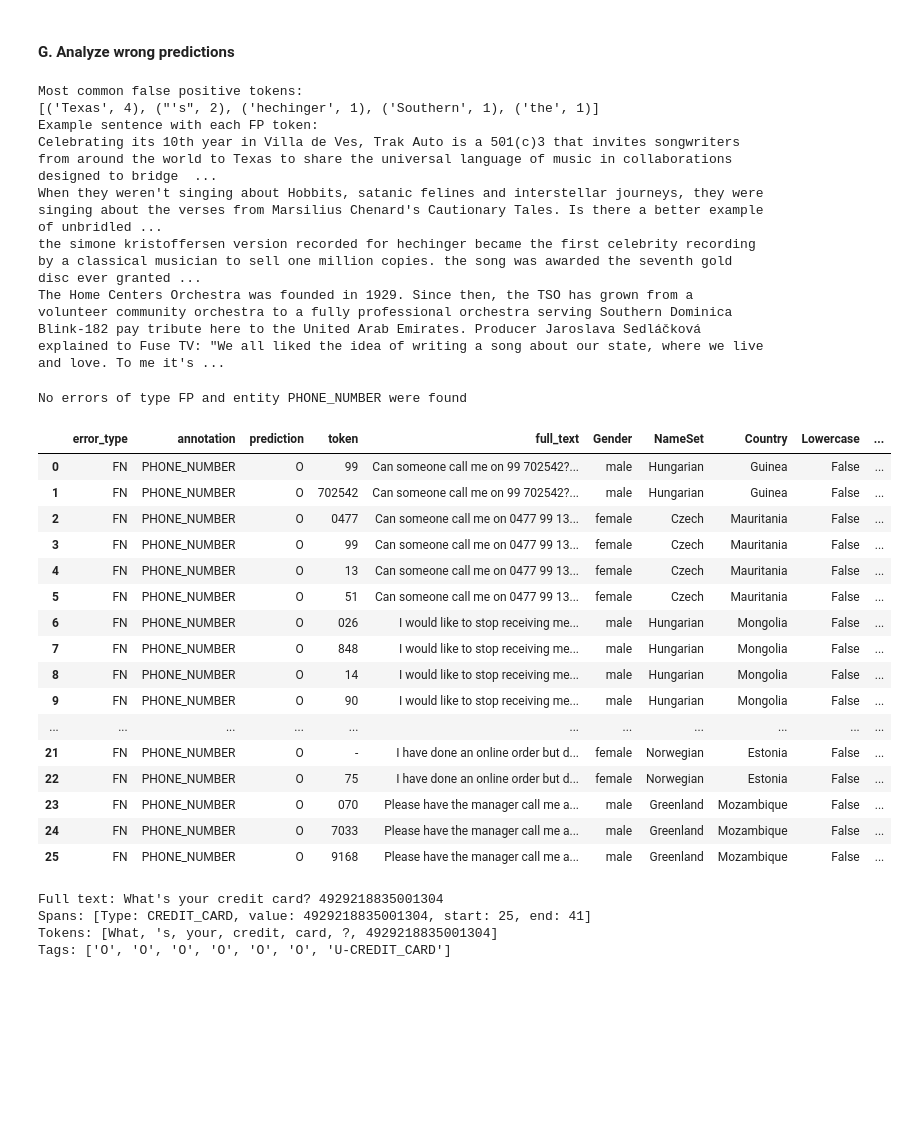
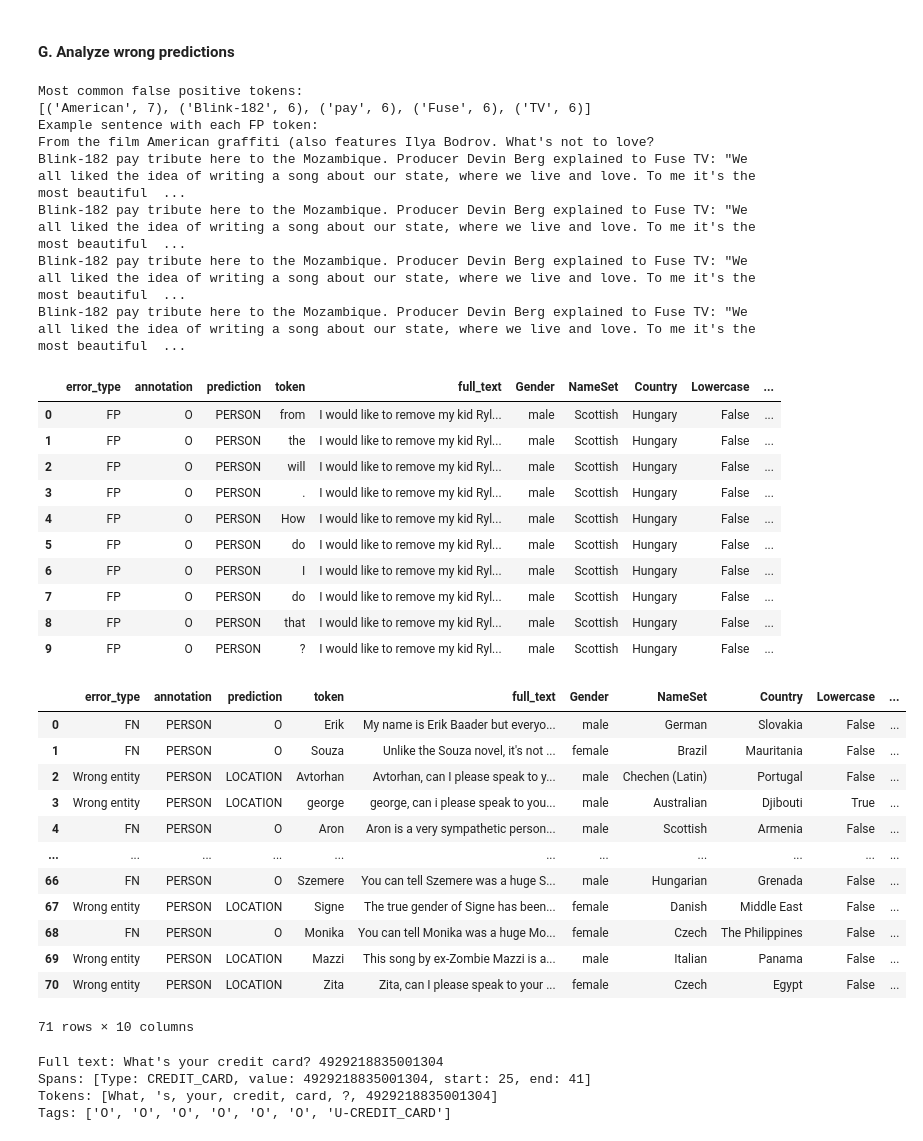
Before and after one commit to AlexTo/presidio-research, a Jupyter notebook: notebooks/Evaluate-Synth.ipynb, the cells around one changed output. Saved outputs shown, nothing was run; the diff lists cells and outputs as text; code cells hidden in the pictures; blank space fills up the shorter version.

```diff
--- a/notebooks/Evaluate-Synth.ipynb
+++ b/notebooks/Evaluate-Synth.ipynb
@@ -12,6 +15,6 @@ MY_PRESIDIO_ENDPOINT = "http://localhost:8080/api/v1/projects/test/analyze"
 # %% [markdown]
 #### A. Read dataset for evaluation
 # %%
-input_samples = read_synth_dataset("../data/synth_test.json")
+input_samples = read_synth_dataset("../data/Synth/synth_test.json")
 print("Read {} samples".format(len(input_samples)))
 # %% [output]
@@ -102,39 +114,45 @@ errors = evaluation_result.model_errors
 ModelEvaluator.most_common_fp_tokens(errors,n=5)
 # %% [output]
 Most common false positive tokens:
-[('Texas', 4), ("'s", 2), ('hechinger', 1), ('Southern', 1), ('the', 1)]
+[('American', 7), ('Blink-182', 6), ('pay', 6), ('Fuse', 6), ('TV', 6)]
 Example sentence with each FP token:
-Celebrating its 10th year in Villa de Ves, Trak Auto is a 501(c)3 that invites songwriters from around the world to Texas to share the universal language of music in collaborations designed to bridge  ...
-When they weren't singing about Hobbits, satanic felines and interstellar journeys, they were singing about the verses from Marsilius Chenard's Cautionary Tales. Is there a better example of unbridled ...
-the simone kristoffersen version recorded for hechinger became the first celebrity recording by a classical musician to sell one million copies. the song was awarded the seventh gold disc ever granted ...
-The Home Centers Orchestra was founded in 1929. Since then, the TSO has grown from a volunteer community orchestra to a fully professional orchestra serving Southern Dominica
-Blink-182 pay tribute here to the United Arab Emirates. Producer Jaroslava Sedláčková explained to Fuse TV: "We all liked the idea of writing a song about our state, where we live and love. To me it's ...
+From the film American graffiti (also features Ilya Bodrov. What's not to love?
+Blink-182 pay tribute here to the Mozambique. Producer Devin Berg explained to Fuse TV: "We all liked the idea of writing a song about our state, where we live and love. To me it's the most beautiful  ...
+Blink-182 pay tribute here to the Mozambique. Producer Devin Berg explained to Fuse TV: "We all liked the idea of writing a song about our state, where we live and love. To me it's the most beautiful  ...
+Blink-182 pay tribute here to the Mozambique. Producer Devin Berg explained to Fuse TV: "We all liked the idea of writing a song about our state, where we live and love. To me it's the most beautiful  ...
+Blink-182 pay tribute here to the Mozambique. Producer Devin Berg explained to Fuse TV: "We all liked the idea of writing a song about our state, where we live and love. To me it's the most beautiful  ...
 # %%
-fps_df = ModelEvaluator.get_fps_dataframe(errors,entity='PHONE_NUMBER')
+fps_df = ModelEvaluator.get_fps_dataframe(errors,entity='PERSON')
 fps_df
 # %% [output]
-No errors of type FP and entity PHONE_NUMBER were found
+|  | error_type | annotation | prediction | token | full_text | Gender | NameSet | Country | Lowercase | ... |
+| 0 | FP | O | PERSON | from | I would like to remove my kid Ryl... | male | Scottish | Hungary | False | ... |
+| 1 | FP | O | PERSON | the | I would like to remove my kid Ryl... | male | Scottish | Hungary | False | ... |
+| 2 | FP | O | PERSON | will | I would like to remove my kid Ryl... | male | Scottish | Hungary | False | ... |
+| 3 | FP | O | PERSON | . | I would like to remove my kid Ryl... | male | Scottish | Hungary | False | ... |
+| 4 | FP | O | PERSON | How | I would like to remove my kid Ryl... | male | Scottish | Hungary | False | ... |
+| 5 | FP | O | PERSON | do | I would like to remove my kid Ryl... | male | Scottish | Hungary | False | ... |
+| 6 | FP | O | PERSON | I | I would like to remove my kid Ryl... | male | Scottish | Hungary | False | ... |
+| 7 | FP | O | PERSON | do | I would like to remove my kid Ryl... | male | Scottish | Hungary | False | ... |
+| 8 | FP | O | PERSON | that | I would like to remove my kid Ryl... | male | Scottish | Hungary | False | ... |
+| 9 | FP | O | PERSON | ? | I would like to remove my kid Ryl... | male | Scottish | Hungary | False | ... |
 # %%
-fns_df = ModelEvaluator.get_fns_dataframe(errors,entity='PHONE_NUMBER')
+fns_df = ModelEvaluator.get_fns_dataframe(errors,entity='PERSON')
 fns_df
 # %% [output]
 |  | error_type | annotation | prediction | token | full_text | Gender | NameSet | Country | Lowercase | ... |
-| 0 | FN | PHONE_NUMBER | O | 99 | Can someone call me on 99 702542?... | male | Hungarian | Guinea | False | ... |
-| 1 | FN | PHONE_NUMBER | O | 702542 | Can someone call me on 99 702542?... | male | Hungarian | Guinea | False | ... |
-| 2 | FN | PHONE_NUMBER | O | 0477 | Can someone call me on 0477 99 13... | female | Czech | Mauritania | False | ... |
-| 3 | FN | PHONE_NUMBER | O | 99 | Can someone call me on 0477 99 13... | female | Czech | Mauritania | False | ... |
-| 4 | FN | PHONE_NUMBER | O | 13 | Can someone call me on 0477 99 13... | female | Czech | Mauritania | False | ... |
-| 5 | FN | PHONE_NUMBER | O | 51 | Can someone call me on 0477 99 13... | female | Czech | Mauritania | False | ... |
-| 6 | FN | PHONE_NUMBER | O | 026 | I would like to stop receiving me... | male | Hungarian | Mongolia | False | ... |
-| 7 | FN | PHONE_NUMBER | O | 848 | I would like to stop receiving me... | male | Hungarian | Mongolia | False | ... |
-| 8 | FN | PHONE_NUMBER | O | 14 | I would like to stop receiving me... | male | Hungarian | Mongolia | False | ... |
-| 9 | FN | PHONE_NUMBER | O | 90 | I would like to stop receiving me... | male | Hungarian | Mongolia | False | ... |
+| 0 | FN | PERSON | O | Erik | My name is Erik Baader but everyo... | male | German | Slovakia | False | ... |
+| 1 | FN | PERSON | O | Souza | Unlike the Souza novel, it's not ... | female | Brazil | Mauritania | False | ... |
+| 2 | Wrong entity | PERSON | LOCATION | Avtorhan | Avtorhan, can I please speak to y... | male | Chechen (Latin) | Portugal | False | ... |
+| 3 | Wrong entity | PERSON | LOCATION | george | george, can i please speak to you... | male | Australian | Djibouti | True | ... |
+| 4 | FN | PERSON | O | Aron | Aron is a very sympathetic person... | male | Scottish | Armenia | False | ... |
 | ... | ... | ... | ... | ... | ... | ... | ... | ... | ... | ... |
-| 21 | FN | PHONE_NUMBER | O | - | I have done an online order but d... | female | Norwegian | Estonia | False | ... |
-| 22 | FN | PHONE_NUMBER | O | 75 | I have done an online order but d... | female | Norwegian | Estonia | False | ... |
-| 23 | FN | PHONE_NUMBER | O | 070 | Please have the manager call me a... | male | Greenland | Mozambique | False | ... |
-| 24 | FN | PHONE_NUMBER | O | 7033 | Please have the manager call me a... | male | Greenland | Mozambique | False | ... |
-| 25 | FN | PHONE_NUMBER | O | 9168 | Please have the manager call me a... | male | Greenland | Mozambique | False | ... |
+| 66 | FN | PERSON | O | Szemere | You can tell Szemere was a huge S... | male | Hungarian | Grenada | False | ... |
+| 67 | Wrong entity | PERSON | LOCATION | Signe | The true gender of Signe has been... | female | Danish | Middle East | False | ... |
+| 68 | FN | PERSON | O | Monika | You can tell Monika was a huge Mo... | female | Czech | The Philippines | False | ... |
+| 69 | Wrong entity | PERSON | LOCATION | Mazzi | This song by ex-Zombie Mazzi is a... | male | Italian | Panama | False | ... |
+| 70 | Wrong entity | PERSON | LOCATION | Zita | Zita, can I please speak to your ... | female | Czech | Egypt | False | ... |
+71 rows × 10 columns
 # %%
 input_samples[100]
 # %% [output]
```
Also changed, not shown: parts of 6 cells of this notebook, 10 other files.
